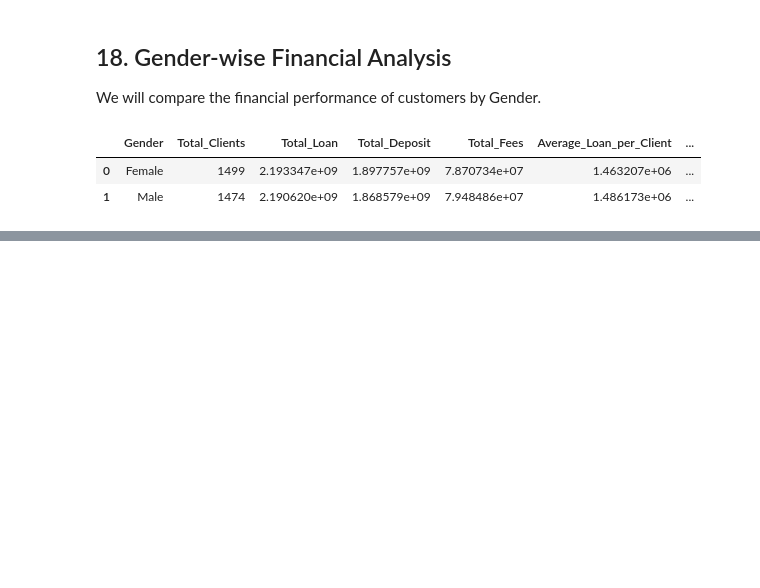
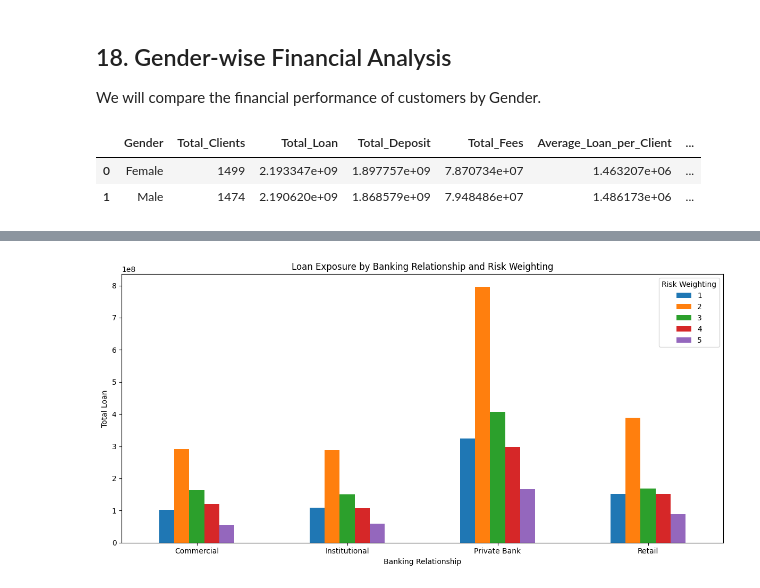
Before and after one commit to theaditya24/DATA-ANALYTICS-Projects, a Jupyter notebook: Banking Analysis/analysis.ipynb, the cells around one changed output, grey strips where cells are left out. Drawn from its saved outputs; the diff is of its cells as text; code cells hidden in the pictures; blank space fills up the shorter version.

```diff
--- a/Banking Analysis/analysis.ipynb
+++ b/Banking Analysis/analysis.ipynb
@@ -663,0 +1157,11 @@ gender_analysis.sort_values(
+# %%
+relationship_risk = (
+    df.groupby(['Banking Relationship', 'Risk Weighting'])
+      .agg(
+          Total_Clients=('Client ID', 'nunique'),
+          Total_Loan=('Total Loan', 'sum')
+      )
+      .reset_index()
+)
+
+relationship_risk
@@ -663,0 +1186,22 @@ gender_analysis.sort_values(
+# %%
+relationship_risk_pivot = relationship_risk.pivot(
+    index='Banking Relationship',
+    columns='Risk Weighting',
+    values='Total_Loan'
+)
+
+relationship_risk_pivot.plot(
+    kind='bar',
+    figsize=(12, 6)
+)
+
+plt.title('Loan Exposure by Banking Relationship and Risk Weighting')
+plt.xlabel('Banking Relationship')
+plt.ylabel('Total Loan')
+plt.xticks(rotation=0)
+plt.legend(title='Risk Weighting')
+
+plt.tight_layout()
+plt.show()
+# %% [output]
+[figure, added]
```
Also changed, not shown: parts of 44 cells of this notebook.
